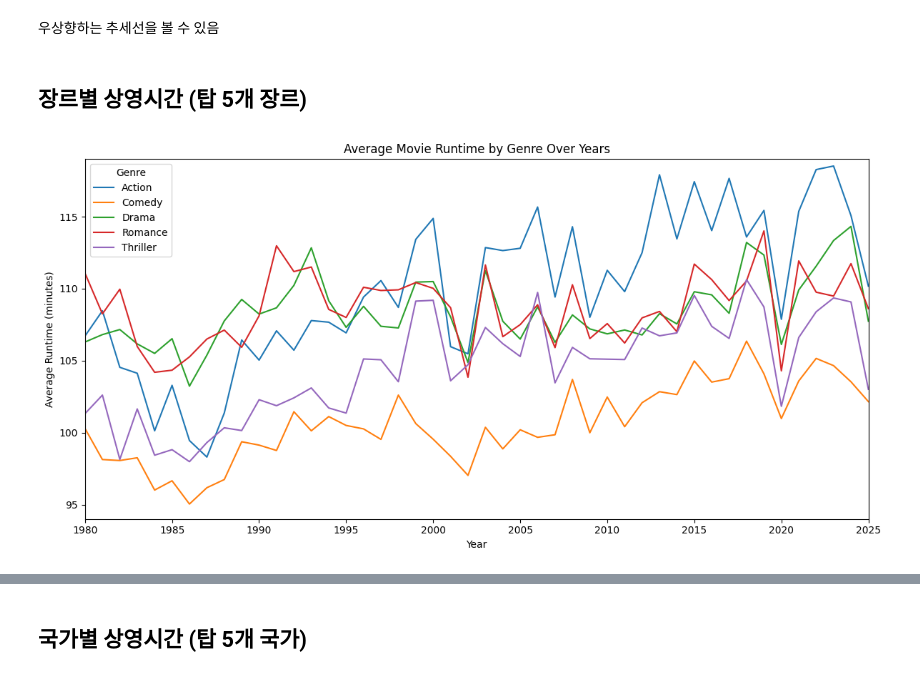
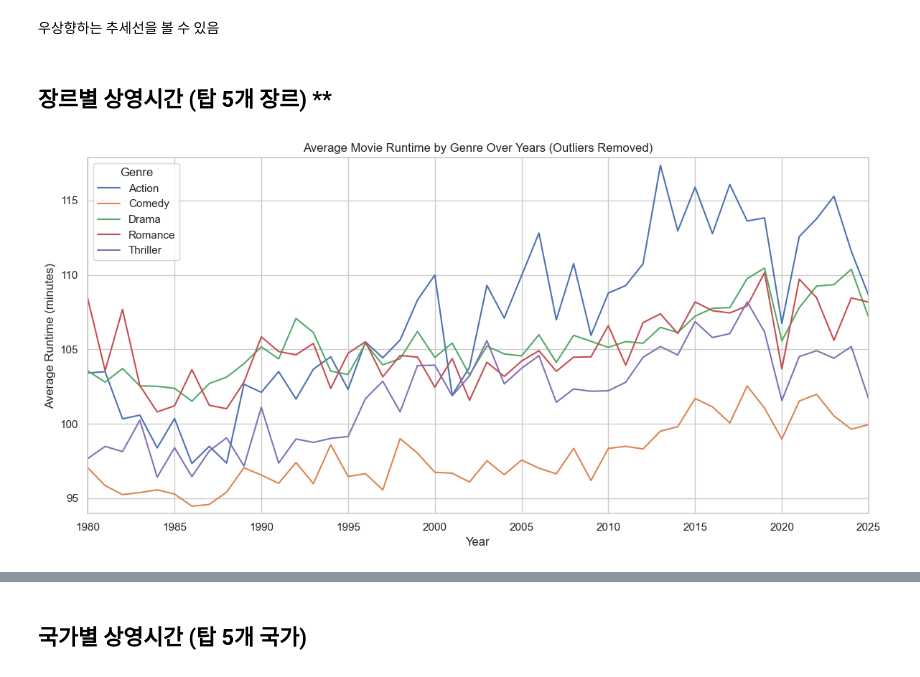
Before and after one commit to Encore-SKN-17/EDA_MINI_1TEAM, a Jupyter notebook: movie_EDA.ipynb, the cells around one changed output, grey strips where cells are left out. Cells and saved outputs as stored; diff of their text form; code cells hidden in the pictures.

```diff
--- a/movie_EDA.ipynb
+++ b/movie_EDA.ipynb
@@ -59,28 +74,46 @@ sns.regplot(data=avg_movie_runtime_df, x='Year',y='avg_runtime' ,scatter=True, c
 # %% [markdown]
 우상향하는 추세선을 볼 수 있음
 # %% [markdown]
-## 장르별 상영시간 (탑 5개 장르)
+## 장르별 상영시간 (탑 5개 장르) **
-# %%
-# 장르가 여러개인 영화의 장르들을 풀기
-genre_df = movie_df.explode('genres')
-
-# 연도와 장르로 그룹핑한 새 dataframe
-genre_year_avg = genre_df.groupby(['Year', 'genres'])['Duration_minute'].mean().reset_index()
-genre_year_avg.rename(columns={'genres': 'Genre', 'Duration_minute': 'avg_runtime'}, inplace=True)
-
-# 가장 많은 5개 장르 추출
-top_genres = genre_df['genres'].value_counts().head(5).index
-filtered_df = genre_year_avg[genre_year_avg['Genre'].isin(top_genres)]
-
-# 플롯
-plt.figure(figsize=(12, 6))
-sns.lineplot(data=filtered_df, x='Year', y='avg_runtime', hue='Genre',)
-plt.title('Average Movie Runtime by Genre Over Years')
-plt.xlabel('Year')
-plt.xlim(1980,2025)
-plt.ylim(94, 119)
-plt.ylabel('Average Runtime (minutes)')
-plt.tight_layout()
-plt.show()
-# %% [output]
-[figure, removed]
+# %%
+import pandas as pd
+import matplotlib.pyplot as plt
+import seaborn as sns
+
+# --- Step 1: Explode genres ---
+genre_df = movie_df.explode('genres')
+
+# --- Step 2: Remove outliers within each genre using IQR ---
+def remove_outliers_iqr(df, column):
+    Q1 = df[column].quantile(0.25)
+    Q3 = df[column].quantile(0.75)
+    IQR = Q3 - Q1
+    return df[(df[column] >= Q1 - 1.5 * IQR) & (df[column] <= Q3 + 1.5 * IQR)]
+
+genre_df_cleaned = genre_df.groupby('genres', group_keys=False).apply(lambda x: remove_outliers_iqr(x, 'Duration_minute'))
+
+# --- Step 3: Group by year and genre, then compute average ---
+genre_year_avg = (
+    genre_df_cleaned.groupby(['Year', 'genres'])['Duration_minute']
+    .mean()
+    .reset_index()
+    .rename(columns={'genres': 'Genre', 'Duration_minute': 'avg_runtime'})
+)
+
+# --- Step 4: Select top 5 genres by frequency ---
+top_genres = genre_df['genres'].value_counts().head(5).index
+filtered_df = genre_year_avg[genre_year_avg['Genre'].isin(top_genres)]
+
+# --- Step 5: Plot ---
+plt.figure(figsize=(12, 6))
+sns.lineplot(data=filtered_df, x='Year', y='avg_runtime', hue='Genre')
+plt.title('Average Movie Runtime by Genre Over Years (Outliers Removed)')
+plt.xlabel('Year')
+plt.xlim(1980, 2025)
+plt.ylim(filtered_df['avg_runtime'].min() -0.5, filtered_df['avg_runtime'].max()+0.5)
+plt.ylabel('Average Runtime (minutes)')
+plt.grid(True)
+plt.tight_layout()
+plt.show()
+# %% [output]
+[figure, added]
```
Also changed, not shown: parts of 21 cells of this notebook, 1 other file.
